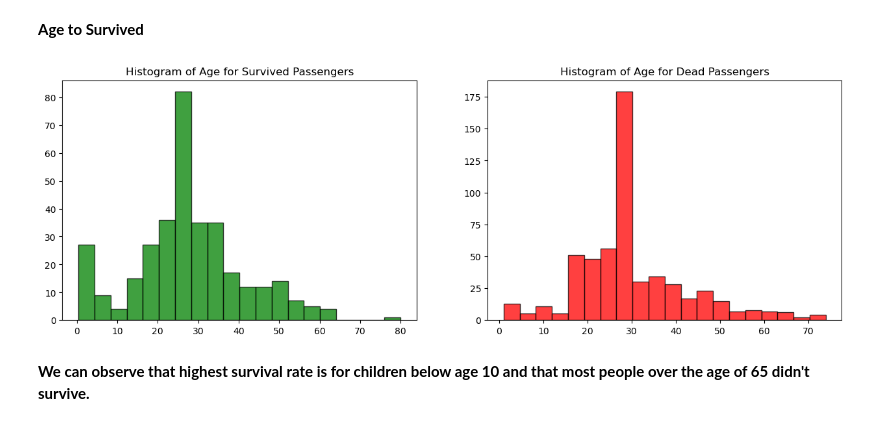
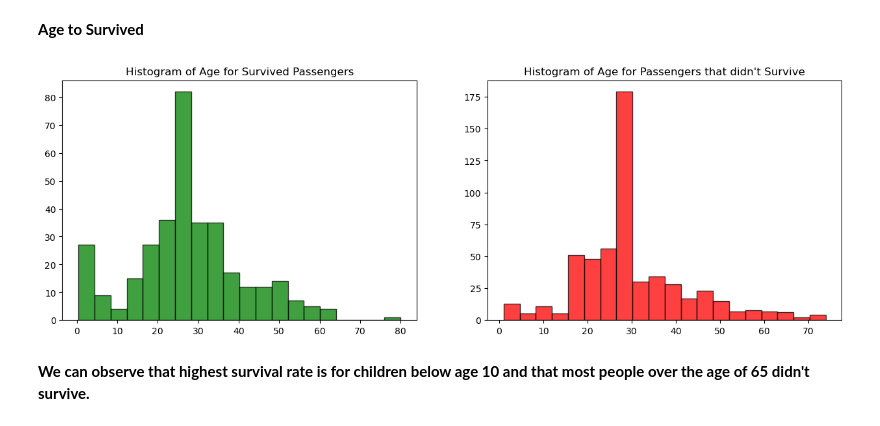
Before and after one commit to kasfro/Titanic-Machine-Learning-project, a Jupyter notebook: titanic-machine-learning.ipynb, the cells around one changed output. Saved outputs shown, nothing was run; the diff lists cells and outputs as text; code cells hidden in the pictures.

Commit message:
Added visualizations

```diff
--- a/titanic-machine-learning.ipynb
+++ b/titanic-machine-learning.ipynb
@@ -195,0 +224,3 @@ dtype: int64
+# %%
+train.fillna(train["Embarked"].mode()[0], inplace=True)
+print(train["Embarked"].value_counts())
@@ -200,26 +237,26 @@ dtype: int64
 # %%
 fig, axes = plt.subplots(nrows=1, ncols=2)
 axes[0].hist(
     train.loc[train['Survived'] == 1, 'Age'].dropna(),
     bins=20,
     color='green',
     edgecolor='black',
     alpha=0.75,
 )
 axes[1].hist(
     train.loc[train['Survived'] == 0, 'Age'].dropna(),
     bins=20,
     color='red',
     edgecolor='black',
     alpha=0.75,
 )
 
-axes[1].set_title('Histogram of Age for Dead Passengers')
+axes[1].set_title('Histogram of Age for Passengers that didn\'t Survive')
 axes[0].set_title('Histogram of Age for Survived Passengers')
 plt.subplots_adjust(right=2)
 plt.show()
 # %% [output]
-[figure, old version]
+[figure, new version]
 # %% [markdown]
 **We can observe that highest survival rate is for children below age 10 and that most people over the age of 65 didn't survive.**
 # %% [markdown]
```
Also changed, not shown: parts of 13 cells of this notebook.
